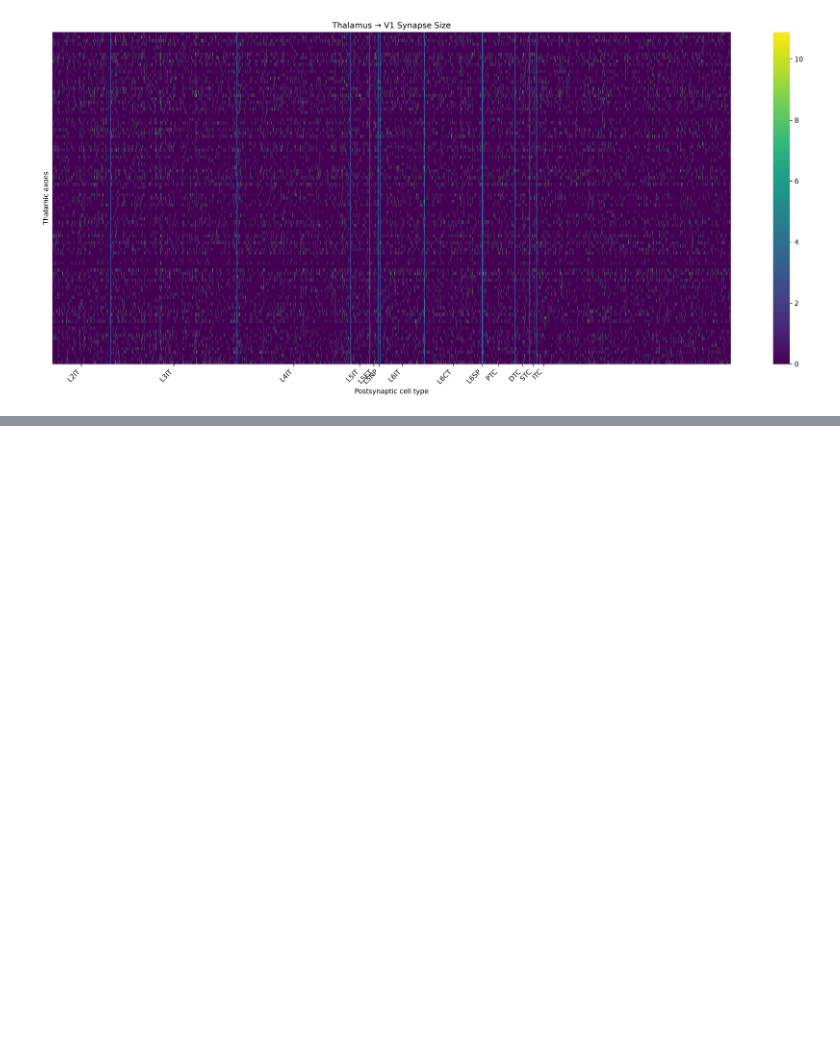
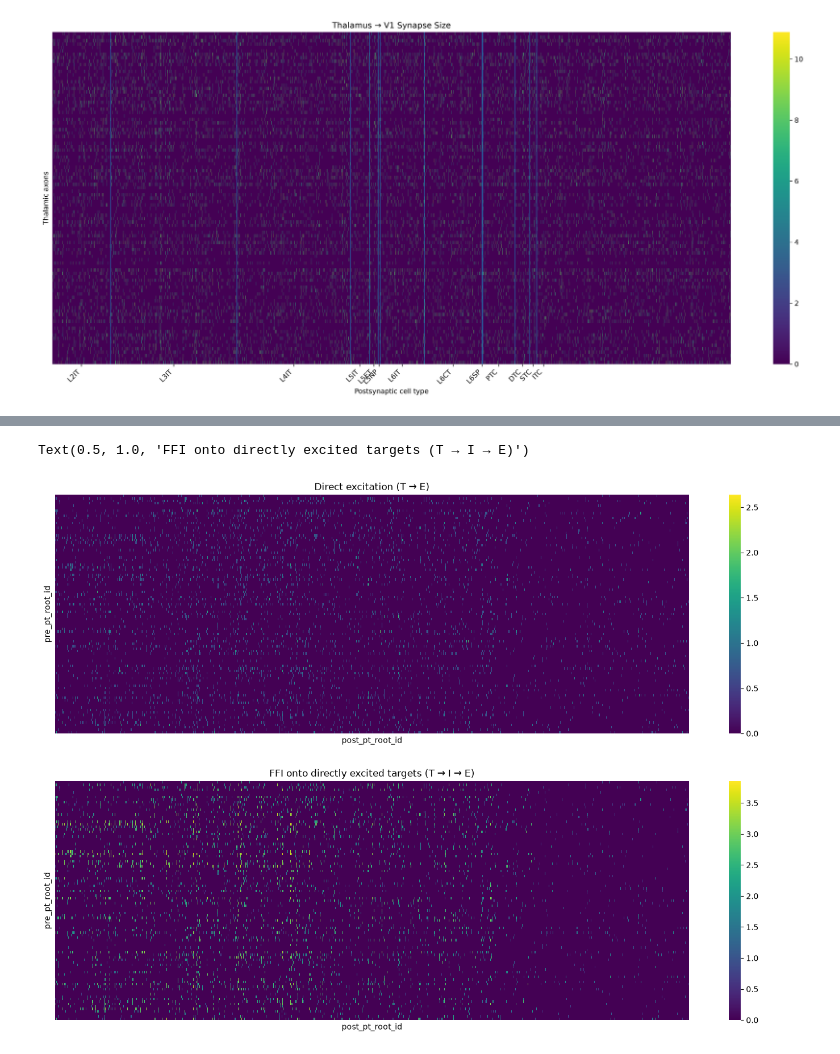
Before and after one commit to m-yasueda/DIMS_SWDB_project, a Jupyter notebook: code/df_construction/df_construction.ipynb, the cells around one changed output, grey strips where cells are left out. Saved outputs shown, nothing was run; the diff lists cells and outputs as text; code cells hidden in the pictures; blank space fills up the shorter version.

```diff
--- a/code/df_construction/df_construction.ipynb
+++ b/code/df_construction/df_construction.ipynb
@@ -450,0 +1107,37 @@ plt.show()
+# %%
+Direct_binary = (Direct_sorted > 0)
+
+FFI_on_direct = FFI_sorted.where(
+    Direct_binary,
+    0
+)
+# %%
+fig, axes = plt.subplots(
+    2, 1,
+    figsize=(18, 12),
+    sharex=True
+)
+
+sns.heatmap(
+    np.log1p(Direct_sorted),
+    ax=axes[0],
+    cmap="viridis",
+    xticklabels=False,
+    yticklabels=False
+)
+
+sns.heatmap(
+    np.log1p(FFI_on_direct),
+    ax=axes[1],
+    cmap="viridis",
+    xticklabels=False,
+    yticklabels=False
+)
+
+axes[0].set_title("Direct excitation (T → E)")
+axes[1].set_title(
+    "FFI onto directly excited targets (T → I → E)"
+)
+# %% [output]
+Text(0.5, 1.0, 'FFI onto directly excited targets (T → I → E)')
+[figure, added]
```
Also changed, not shown: parts of 57 cells of this notebook, 2 other files.
